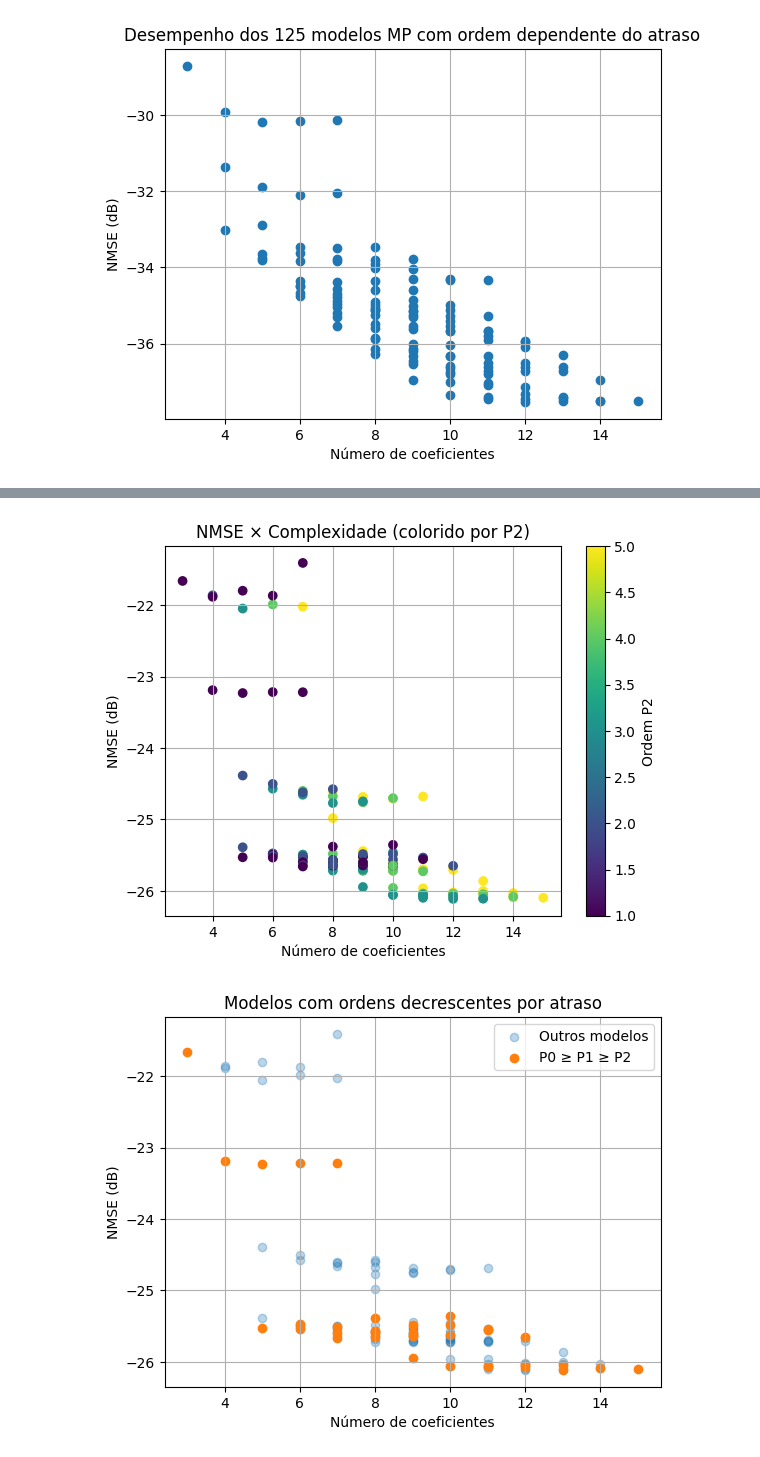
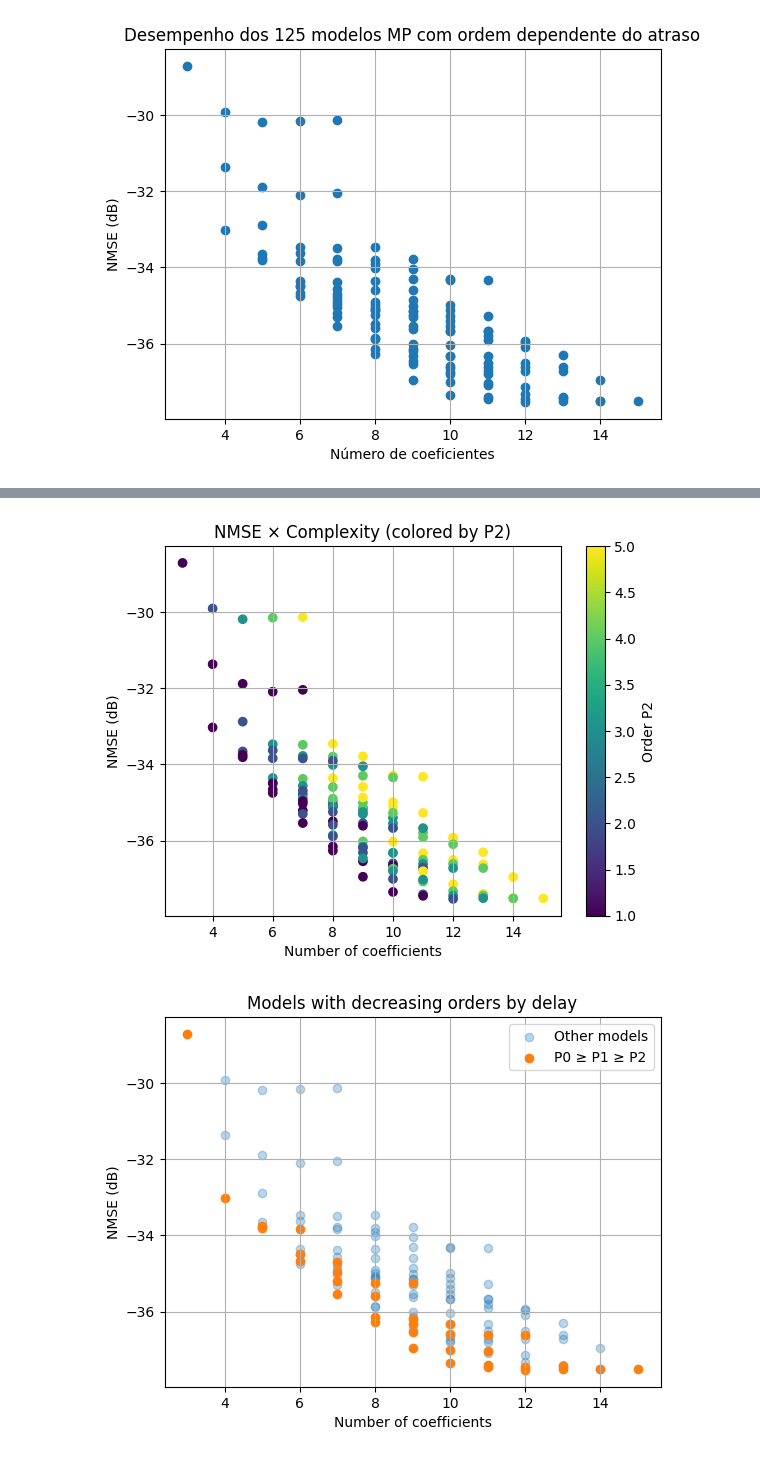
Before and after one commit to Je-Leo-AS/DPD, a Jupyter notebook: Master/M6-Avaliacao-mp .ipynb, the cells around one changed output, grey strips where cells are left out. Saved outputs shown, nothing was run; the diff lists cells and outputs as text; code cells hidden in the pictures.

```diff
--- a/Master/M6-Avaliacao-mp .ipynb
+++ b/Master/M6-Avaliacao-mp .ipynb
@@ -69,7 +69,7 @@ INPUT_DIT = 'INPUT'
 OUTPUT_DIR = 'OUTPUT'
 
 file_name = 'in_out_SBRT2_direto'
-# file_name = 'data_LDMOS_formatted_4500p'
+file_name = 'data_LDMOS_formatted_4500p'
 csv_file_name = file_name + "_validation.csv"
 
 mat = loadmat(os.path.join('..', INPUT_DIT, file_name + '.mat'))
@@ -307,29 +307,29 @@ plt.show()
 # %%
 plt.figure()
 sc = plt.scatter(df_resultados["num_coef"], df_resultados["nmse"], c=df_resultados["P2"])
-plt.xlabel("Número de coeficientes")
+plt.xlabel("Number of coefficients")
 plt.ylabel("NMSE (dB)")
-plt.title("NMSE × Complexidade (colorido por P2)")
-plt.colorbar(sc, label="Ordem P2")
+plt.title("NMSE × Complexity (colored by P2)")
+plt.colorbar(sc, label="Order P2")
 plt.grid(True)
 plt.show()
 # %% [output]
-[figure, old version]
+[figure, new version]
 # %%
 mask_ordem_decrescente = (df_resultados["P0"] >= df_resultados["P1"]) & (df_resultados["P1"] >= df_resultados["P2"])
 
 plt.figure()
 plt.scatter(df_resultados["num_coef"][~mask_ordem_decrescente], df_resultados["nmse"][~mask_ordem_decrescente],
-            alpha=0.3, label="Outros modelos")
+            alpha=0.3, label="Other models")
 
 plt.scatter(df_resultados["num_coef"][mask_ordem_decrescente], df_resultados["nmse"][mask_ordem_decrescente],
             label="P0 ≥ P1 ≥ P2")
 
-plt.xlabel("Número de coeficientes")
+plt.xlabel("Number of coefficients")
 plt.ylabel("NMSE (dB)")
-plt.title("Modelos com ordens decrescentes por atraso")
+plt.title("Models with decreasing orders by delay")
 plt.legend()
 plt.grid(True)
 plt.show()
 # %% [output]
-[figure, old version]
+[figure, new version]
```
Also changed, not shown: parts of 7 cells of this notebook, 1 other file.
